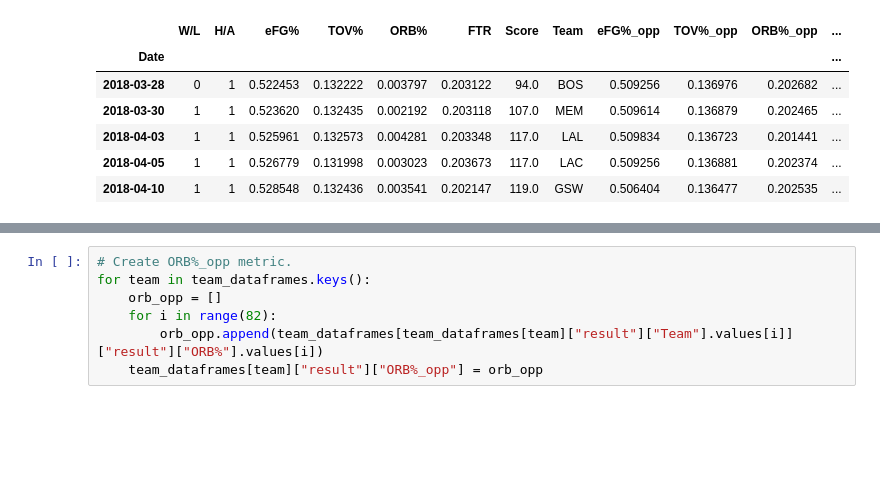
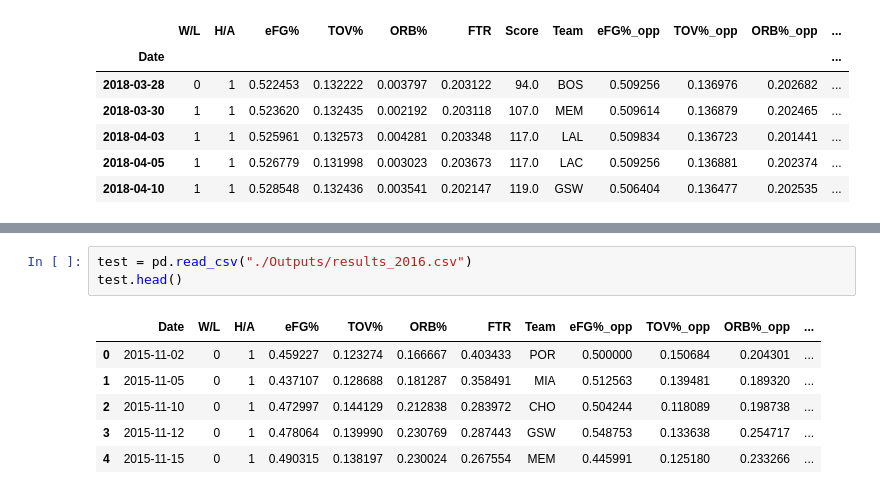
Before and after one commit to zachjoachim7/Volume3PortfolioProject, a Jupyter notebook: Volume 3 Portfolio Project Data Cleaning.ipynb, the cells around one changed output, grey strips where cells are left out. Saved outputs shown, nothing was run; the diff lists cells and outputs as text; blank space fills up the shorter version.

Commit message:
finished the data cleaning and feature engineering. Output 2015-2019

```diff
--- a/Volume 3 Portfolio Project Data Cleaning.ipynb
+++ b/Volume 3 Portfolio Project Data Cleaning.ipynb
@@ -334,7 +298,10 @@ for team in team_dataframes.keys():
-# %%
-# Create ORB%_opp metric.
-for team in team_dataframes.keys():
-    orb_opp = []
-    for i in range(82):
-        orb_opp.append(team_dataframes[team_dataframes[team]["result"]["Team"].values[i]]["result"]["ORB%"].values[i])
-    team_dataframes[team]["result"]["ORB%_opp"] = orb_opp
+# %%
+test = pd.read_csv("./Outputs/results_2016.csv")
+test.head()
+# %% [output]
+|  | Date | W/L | H/A | eFG% | TOV% | ORB% | FTR | Team | eFG%_opp | TOV%_opp | ORB%_opp | ... |
+| 0 | 2015-11-02 | 0 | 1 | 0.459227 | 0.123274 | 0.166667 | 0.403433 | POR | 0.500000 | 0.150684 | 0.204301 | ... |
+| 1 | 2015-11-05 | 0 | 1 | 0.437107 | 0.128688 | 0.181287 | 0.358491 | MIA | 0.512563 | 0.139481 | 0.189320 | ... |
+| 2 | 2015-11-10 | 0 | 1 | 0.472997 | 0.144129 | 0.212838 | 0.283972 | CHO | 0.504244 | 0.118089 | 0.198738 | ... |
+| 3 | 2015-11-12 | 0 | 1 | 0.478064 | 0.139990 | 0.230769 | 0.287443 | GSW | 0.548753 | 0.133638 | 0.254717 | ... |
+| 4 | 2015-11-15 | 0 | 1 | 0.490315 | 0.138197 | 0.230024 | 0.267554 | MEM | 0.445991 | 0.125180 | 0.233266 | ... |
```
Also changed, not shown: parts of 6 cells of this notebook, 5 other files.
